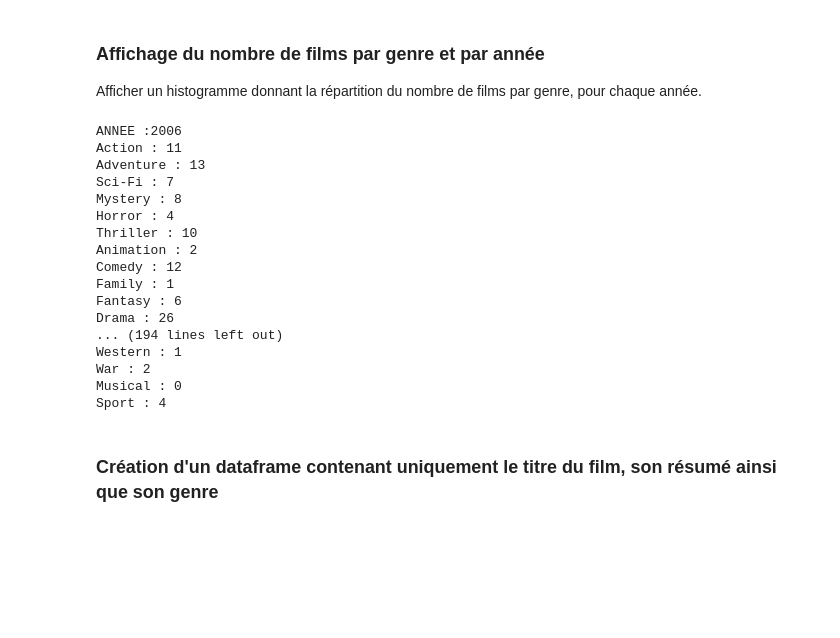
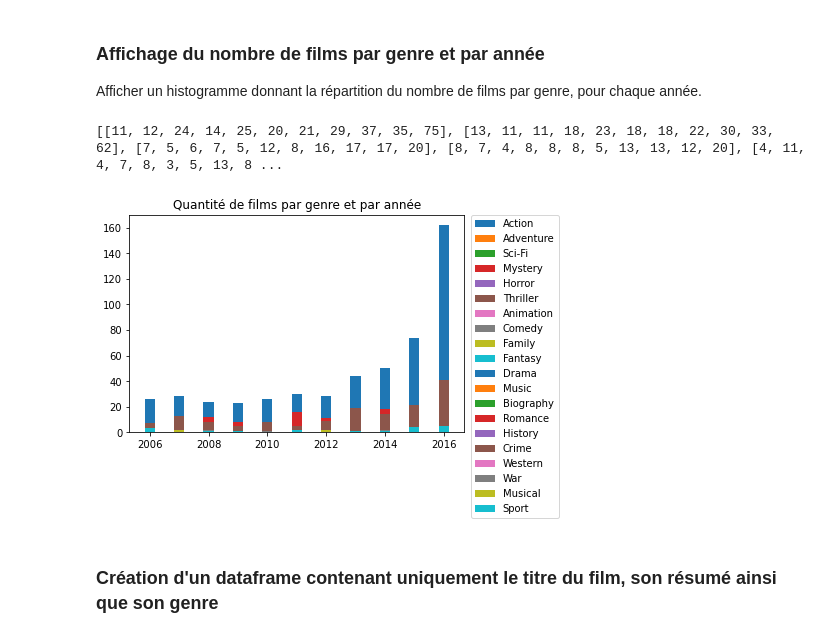
Before and after one commit to M4thi4s/TP3_Machine-learning, a Jupyter notebook: TP3_Machine-learning.ipynb, the cells around one changed output. Drawn from its saved outputs; the diff is of its cells as text; code cells hidden in the pictures; blank space fills up the shorter version.

```diff
--- a/TP3_Machine-learning.ipynb
+++ b/TP3_Machine-learning.ipynb
@@ -75,34 +75,41 @@ Sport : 18
 ### Affichage du nombre de films par genre et par année
 
 Afficher un histogramme donnant la répartition du nombre de films par genre, pour chaque année.
-# %%
-for annee in range(2006,2016):
-    smalldf = df[df["Year"] == annee]
-    print("ANNEE :" + str(annee))
-    for genre in genreArr:
-        try :
-            print(genre+" : "+str(smalldf['Genre'].apply(lambda x: genre in x.split(',')).value_counts()[True]))
-        except :
-            print(genre + " : " + "0")
-print("iezgz")
-# %% [output]
-ANNEE :2006
-Action : 11
-Adventure : 13
-Sci-Fi : 7
-Mystery : 8
-Horror : 4
-Thriller : 10
-Animation : 2
-Comedy : 12
-Family : 1
-Fantasy : 6
-Drama : 26
-... (194 lines left out)
-Western : 1
-War : 2
-Musical : 0
-Sport : 4
+# %%
+import matplotlib.pylab as plt
+
+labels = range(2006,2016+1)
+plotValue = []
+
+for genreI in range(len(genreArr)):
+    plotValue.append([])
+
+for annee in range(2006,2016+1):
+    smalldf = df[df["Year"] == annee]
+
+    for genreI in range(len(genreArr)):
+        try :
+            plotValue[genreI].append(smalldf['Genre'].apply(lambda x: genreArr[genreI] in x.split(',')).value_counts()[True])
+        except :
+            plotValue[genreI].append(0)
+
+print(plotValue)
+
+labels = range(2006,2016+1)
+width = 0.35       # the width of the bars: can also be len(x) sequence
+
+fig, ax = plt.subplots()
+
+for plotI in range(len(plotValue)):
+    ax.bar(labels, plotValue[plotI], width, label=genreArr[plotI])
+
+ax.set_title('Quantité de films par genre et par année')
+ax.legend(bbox_to_anchor=(1.02, 1), loc='upper left', borderaxespad=0)
+
+plt.show()
+# %% [output]
+[[11, 12, 24, 14, 25, 20, 21, 29, 37, 35, 75], [13, 11, 11, 18, 23, 18, 18, 22, 30, 33, 62], [7, 5, 6, 7, 5, 12, 8, 16, 17, 17, 20], [8, 7, 4, 8, 8, 8, 5, 13, 13, 12, 20], [4, 11, 4, 7, 8, 3, 5, 13, 8 ...
+[figure, added]
 # %% [markdown]
 ### Création d'un dataframe contenant uniquement le titre du film, son résumé ainsi que son genre
 # %%
```
